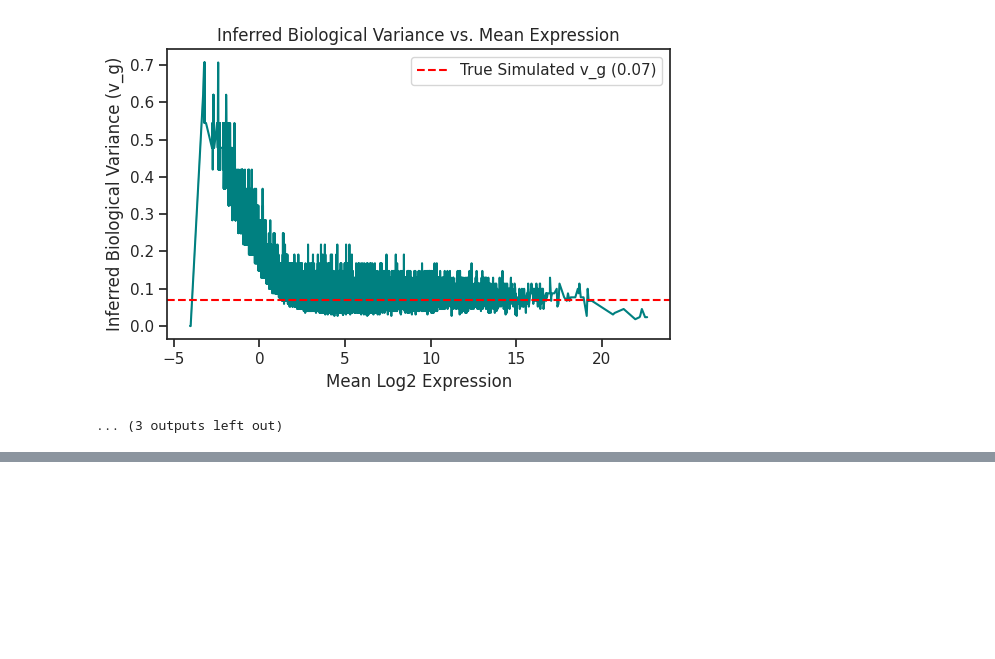
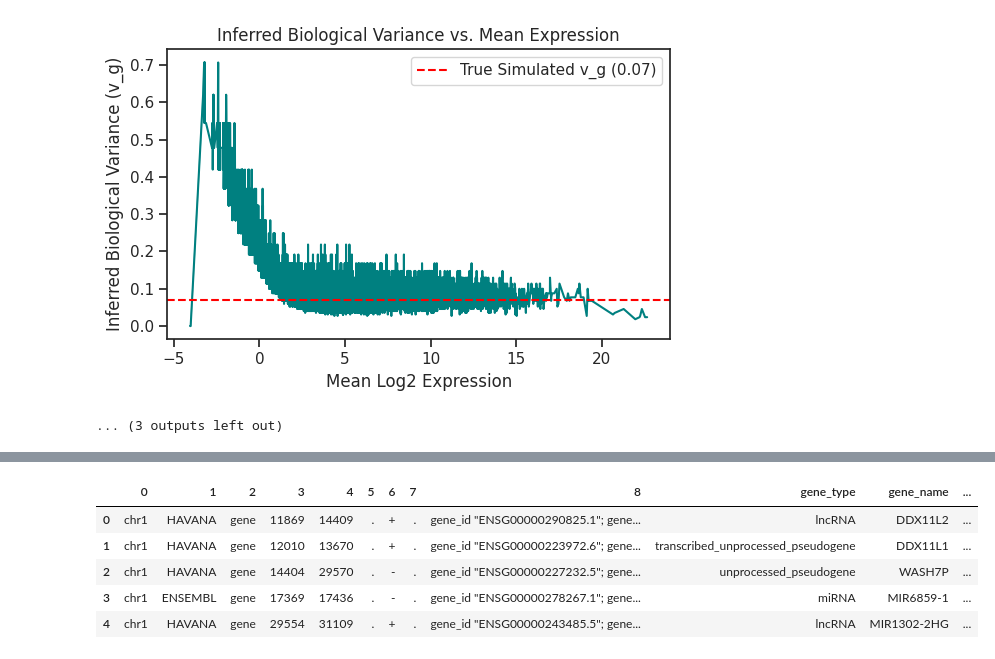
Before and after one commit to zavolanlab/zavolab_pyutils, a Jupyter notebook: test_module.ipynb, the cells around one changed output, grey strips where cells are left out. Cells and saved outputs as stored; diff of their text form; code cells hidden in the pictures; blank space fills up the shorter version.

```diff
--- a/test_module.ipynb
+++ b/test_module.ipynb
@@ -766,0 +786,6 @@ FDR is 0.0, 10repl
+# %%
+gtf_df, genes_df, exons_df = parse_gtf_attributes_into_pd_dataframes('./tests/annotation/gencode.v42.basic.annotation.top97rows.gtf')
+
+TE_bed_df = get_terminal_exons(
+    exons_df.copy()
+)
@@ -766,0 +809,9 @@ FDR is 0.0, 10repl
+# %%
+genes_df.head()
+# %% [output]
+|  | 0 | 1 | 2 | 3 | 4 | 5 | 6 | 7 | 8 | gene_type | gene_name | ... |
+| 0 | chr1 | HAVANA | gene | 11869 | 14409 | . | + | . | gene_id "ENSG00000290825.1"; gene... | lncRNA | DDX11L2 | ... |
+| 1 | chr1 | HAVANA | gene | 12010 | 13670 | . | + | . | gene_id "ENSG00000223972.6"; gene... | transcribed_unprocessed_pseudogene | DDX11L1 | ... |
+| 2 | chr1 | HAVANA | gene | 14404 | 29570 | . | - | . | gene_id "ENSG00000227232.5"; gene... | unprocessed_pseudogene | WASH7P | ... |
+| 3 | chr1 | ENSEMBL | gene | 17369 | 17436 | . | - | . | gene_id "ENSG00000278267.1"; gene... | miRNA | MIR6859-1 | ... |
+| 4 | chr1 | HAVANA | gene | 29554 | 31109 | . | + | . | gene_id "ENSG00000243485.5"; gene... | lncRNA | MIR1302-2HG | ... |
```
Also changed, not shown: parts of 7 cells of this notebook, 2 other files.
